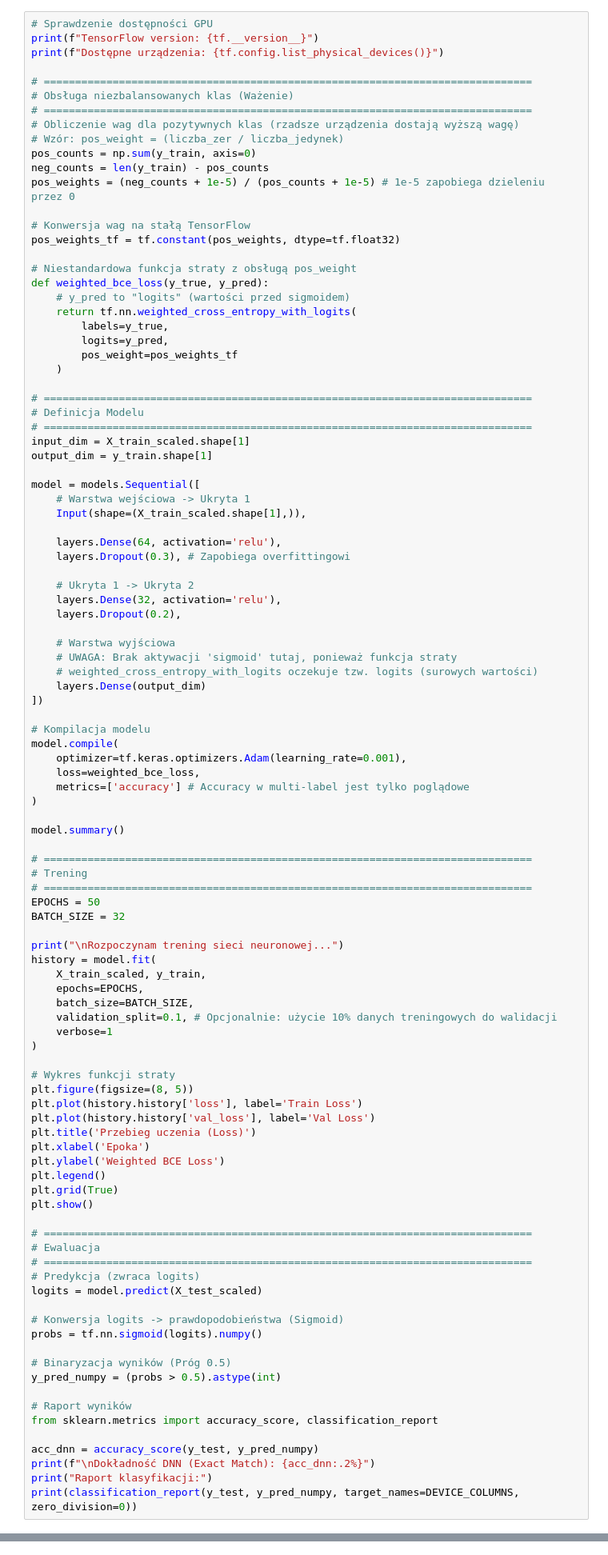
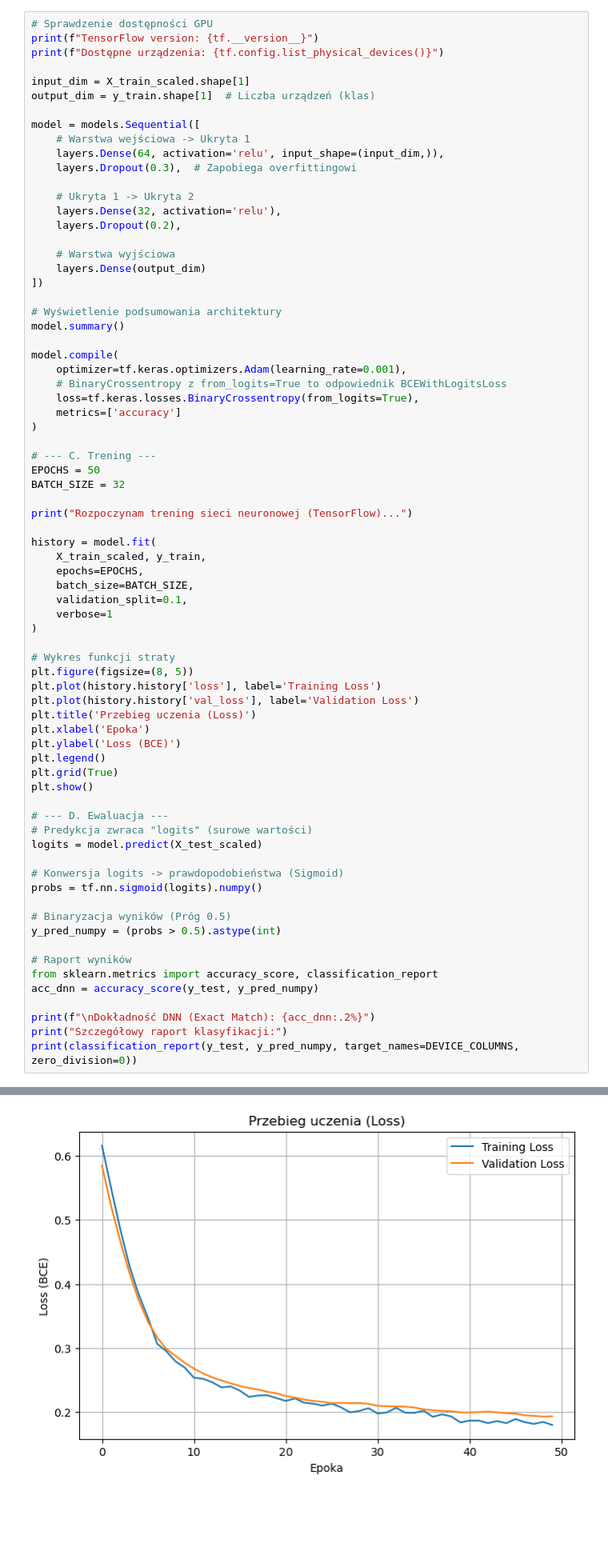
Before and after one commit to bolson1313/nilm_classification, a Jupyter notebook: nilm_classification.ipynb, the cells around one changed output, grey strips where cells are left out. Shown: that part at 80% size. Drawn from its saved outputs; the diff is of its cells as text; blank space fills up the shorter version.

Commit message:
ref: changed dnn implementation from using pytroch to tensorflow

```diff
--- a/nilm_classification.ipynb
+++ b/nilm_classification.ipynb
@@ -212,89 +213,59 @@ Deep Neural Network (PyTorch)
 print(f"TensorFlow version: {tf.__version__}")
 print(f"Dostępne urządzenia: {tf.config.list_physical_devices()}")
 
-# ==============================================================================
-# Obsługa niezbalansowanych klas (Ważenie)
-# ==============================================================================
-# Obliczenie wag dla pozytywnych klas (rzadsze urządzenia dostają wyższą wagę)
-# Wzór: pos_weight = (liczba_zer / liczba_jedynek)
-pos_counts = np.sum(y_train, axis=0)
-neg_counts = len(y_train) - pos_counts
-pos_weights = (neg_counts + 1e-5) / (pos_counts + 1e-5) # 1e-5 zapobiega dzieleniu przez 0
-
-# Konwersja wag na stałą TensorFlow
-pos_weights_tf = tf.constant(pos_weights, dtype=tf.float32)
-
-# Niestandardowa funkcja straty z obsługą pos_weight
-def weighted_bce_loss(y_true, y_pred):
-    # y_pred to "logits" (wartości przed sigmoidem)
-    return tf.nn.weighted_cross_entropy_with_logits(
-        labels=y_true,
-        logits=y_pred,
-        pos_weight=pos_weights_tf
-    )
-
-# ==============================================================================
-# Definicja Modelu
-# ==============================================================================
 input_dim = X_train_scaled.shape[1]
-output_dim = y_train.shape[1]
+output_dim = y_train.shape[1]  # Liczba urządzeń (klas)
 
 model = models.Sequential([
     # Warstwa wejściowa -> Ukryta 1
-    Input(shape=(X_train_scaled.shape[1],)),
-
-    layers.Dense(64, activation='relu'),
-    layers.Dropout(0.3), # Zapobiega overfittingowi
+    layers.Dense(64, activation='relu', input_shape=(input_dim,)),
+    layers.Dropout(0.3),  # Zapobiega overfittingowi
 
     # Ukryta 1 -> Ukryta 2
     layers.Dense(32, activation='relu'),
     layers.Dropout(0.2),
 
     # Warstwa wyjściowa
-    # UWAGA: Brak aktywacji 'sigmoid' tutaj, ponieważ funkcja straty
-    # weighted_cross_entropy_with_logits oczekuje tzw. logits (surowych wartości)
     layers.Dense(output_dim)
 ])
 
-# Kompilacja modelu
+# Wyświetlenie podsumowania architektury
+model.summary()
+
 model.compile(
     optimizer=tf.keras.optimizers.Adam(learning_rate=0.001),
-    loss=weighted_bce_loss,
-    metrics=['accuracy'] # Accuracy w multi-label jest tylko poglądowe
+    # BinaryCrossentropy z from_logits=True to odpowiednik BCEWithLogitsLoss
+    loss=tf.keras.losses.BinaryCrossentropy(from_logits=True),
+    metrics=['accuracy']
 )
 
-model.summary()
-
-# ==============================================================================
-# Trening
-# ==============================================================================
+# --- C. Trening ---
 EPOCHS = 50
 BATCH_SIZE = 32
 
-print("\nRozpoczynam trening sieci neuronowej...")
+print("Rozpoczynam trening sieci neuronowej (TensorFlow)...")
+
 history = model.fit(
     X_train_scaled, y_train,
     epochs=EPOCHS,
     batch_size=BATCH_SIZE,
-    validation_split=0.1, # Opcjonalnie: użycie 10% danych treningowych do walidacji
+    validation_split=0.1,
     verbose=1
 )
 
 # Wykres funkcji straty
 plt.figure(figsize=(8, 5))
-plt.plot(history.history['loss'], label='Train Loss')
-plt.plot(history.history['val_loss'], label='Val Loss')
+plt.plot(history.history['loss'], label='Training Loss')
+plt.plot(history.history['val_loss'], label='Validation Loss')
 plt.title('Przebieg uczenia (Loss)')
 plt.xlabel('Epoka')
-plt.ylabel('Weighted BCE Loss')
+plt.ylabel('Loss (BCE)')
 plt.legend()
 plt.grid(True)
 plt.show()
 
-# ==============================================================================
-# Ewaluacja
-# ==============================================================================
-# Predykcja (zwraca logits)
+# --- D. Ewaluacja ---
+# Predykcja zwraca "logits" (surowe wartości)
 logits = model.predict(X_test_scaled)
 
 # Konwersja logits -> prawdopodobieństwa (Sigmoid)
@@ -305,9 +276,9 @@ y_pred_numpy = (probs > 0.5).astype(int)
 
 # Raport wyników
 from sklearn.metrics import accuracy_score, classification_report
+acc_dnn = accuracy_score(y_test, y_pred_numpy)
 
-acc_dnn = accuracy_score(y_test, y_pred_numpy)
 print(f"\nDokładność DNN (Exact Match): {acc_dnn:.2%}")
-print("Raport klasyfikacji:")
+print("Szczegółowy raport klasyfikacji:")
 print(classification_report(y_test, y_pred_numpy, target_names=DEVICE_COLUMNS, zero_division=0))
 # %% [output]
@@ -315,0 +302 @@ Dostępne urządzenia: [PhysicalDevice(name='/physical_device:CPU:0', device_typ
+[figure, new version]
```
Also changed, not shown: parts of 3 cells of this notebook.
